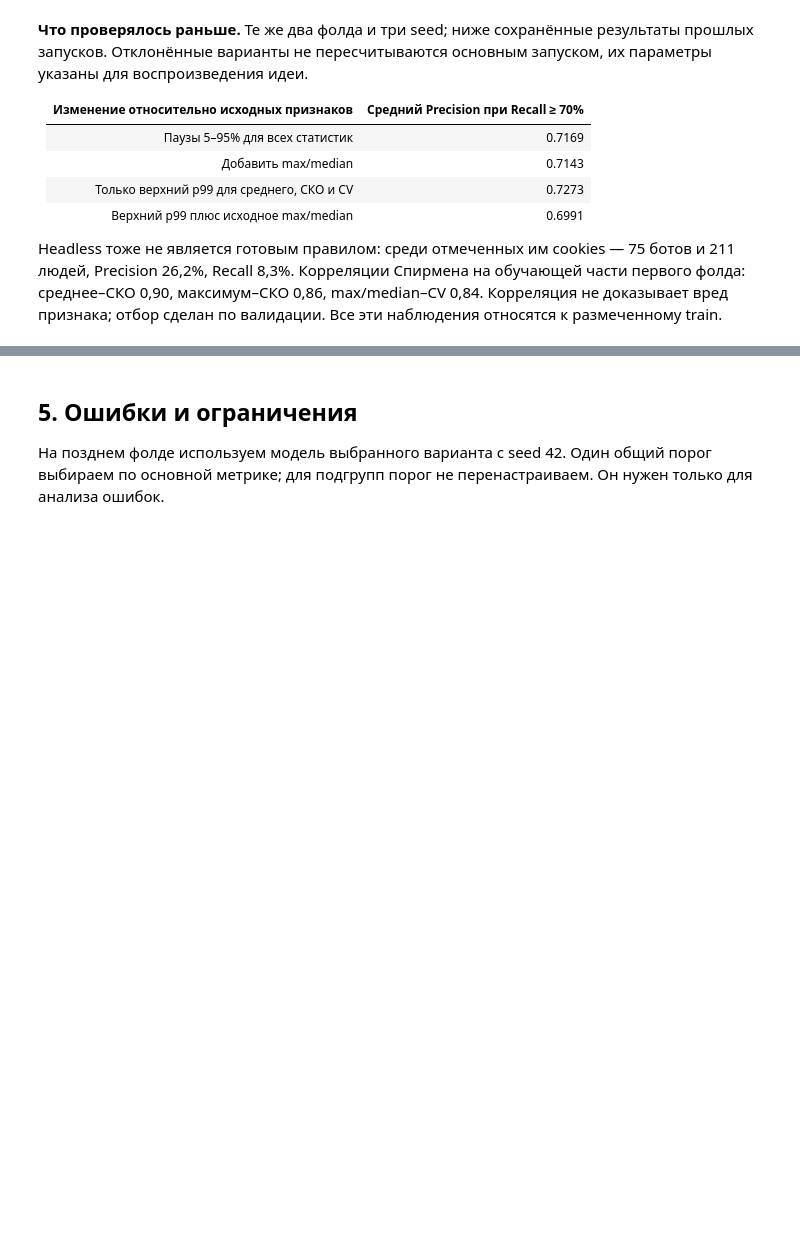
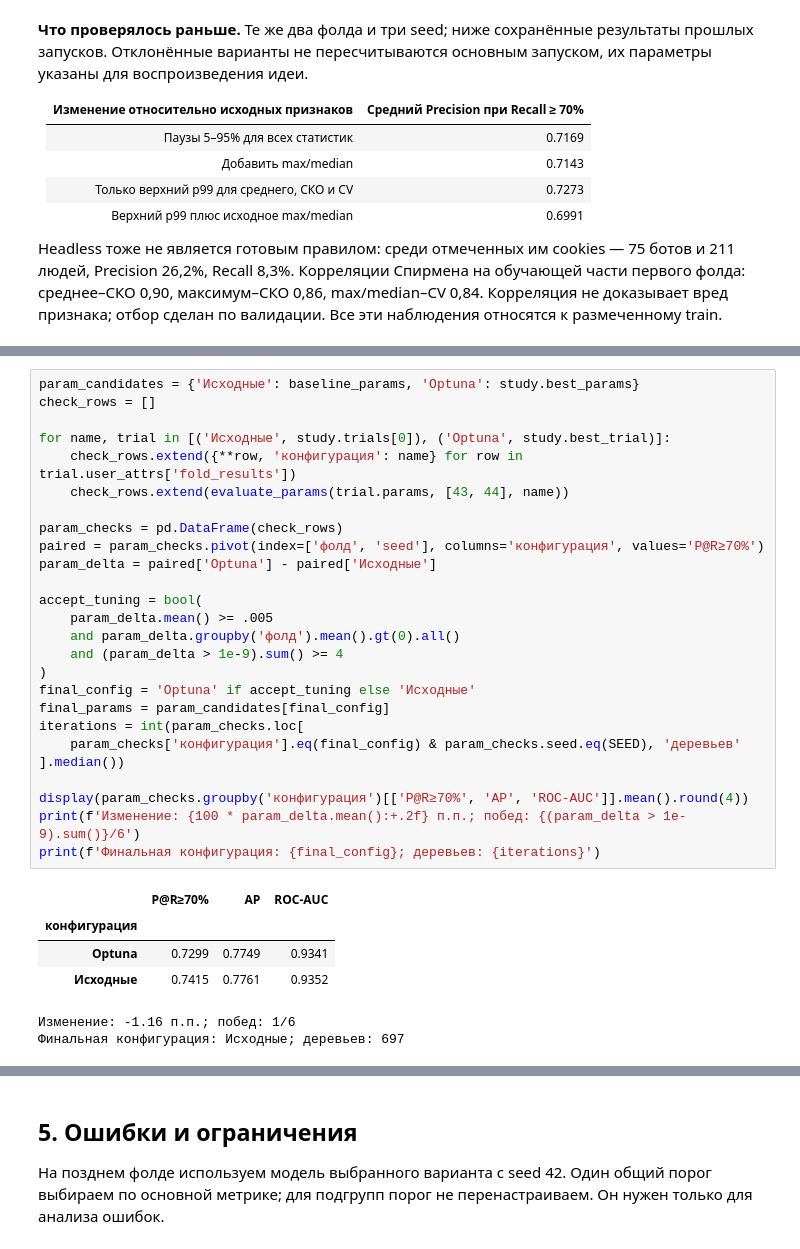
Before and after one commit to wiru7k/Antibot_Avito, a Jupyter notebook: solution.ipynb, the cells around one changed output, grey strips where cells are left out. Cells and saved outputs as stored; diff of their text form; blank space fills up the shorter version.

```diff
--- a/solution.ipynb
+++ b/solution.ipynb
@@ -546,0 +635,33 @@ Precision 26,2%, Recall 8,3%. Корреляции Спирмена на обу
+# %%
+param_candidates = {'Исходные': baseline_params, 'Optuna': study.best_params}
+check_rows = []
+
+for name, trial in [('Исходные', study.trials[0]), ('Optuna', study.best_trial)]:
+    check_rows.extend({**row, 'конфигурация': name} for row in trial.user_attrs['fold_results'])
+    check_rows.extend(evaluate_params(trial.params, [43, 44], name))
+
+param_checks = pd.DataFrame(check_rows)
+paired = param_checks.pivot(index=['фолд', 'seed'], columns='конфигурация', values='P@R≥70%')
+param_delta = paired['Optuna'] - paired['Исходные']
+
+accept_tuning = bool(
+    param_delta.mean() >= .005
+    and param_delta.groupby('фолд').mean().gt(0).all()
+    and (param_delta > 1e-9).sum() >= 4
+)
+final_config = 'Optuna' if accept_tuning else 'Исходные'
+final_params = param_candidates[final_config]
+iterations = int(param_checks.loc[
+    param_checks['конфигурация'].eq(final_config) & param_checks.seed.eq(SEED), 'деревьев'
+].median())
+
+display(param_checks.groupby('конфигурация')[['P@R≥70%', 'AP', 'ROC-AUC']].mean().round(4))
+print(f'Изменение: {100 * param_delta.mean():+.2f} п.п.; побед: {(param_delta > 1e-9).sum()}/6')
+print(f'Финальная конфигурация: {final_config}; деревьев: {iterations}')
+# %% [output]
+|  | P@R≥70% | AP | ROC-AUC |
+| конфигурация |  |  |  |
+| Optuna | 0.7299 | 0.7749 | 0.9341 |
+| Исходные | 0.7415 | 0.7761 | 0.9352 |
+Изменение: -1.16 п.п.; побед: 1/6
+Финальная конфигурация: Исходные; деревьев: 697
```
Also changed, not shown: parts of 9 cells of this notebook, 2 other files.
